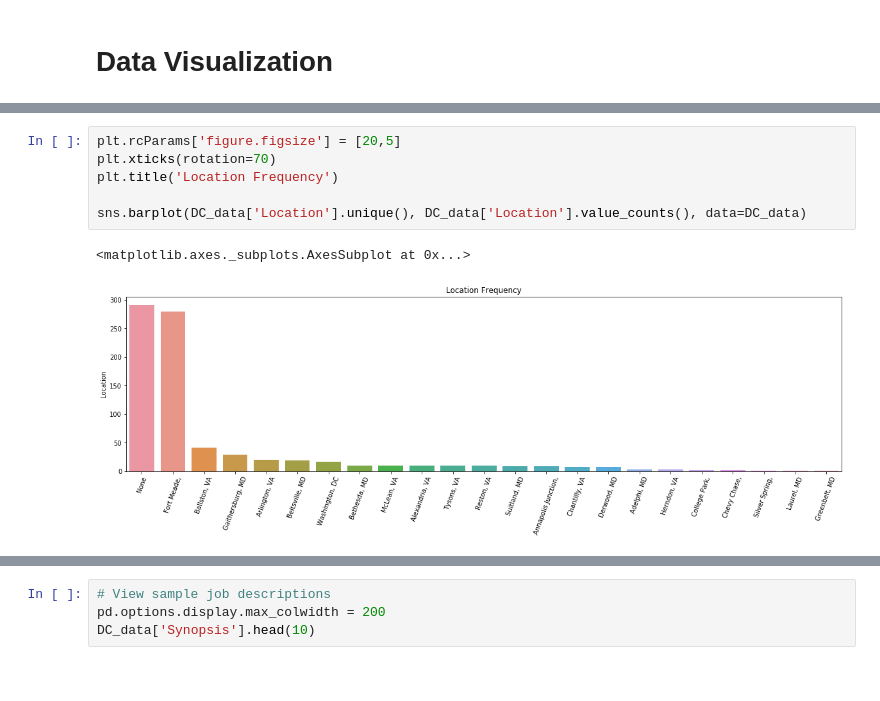
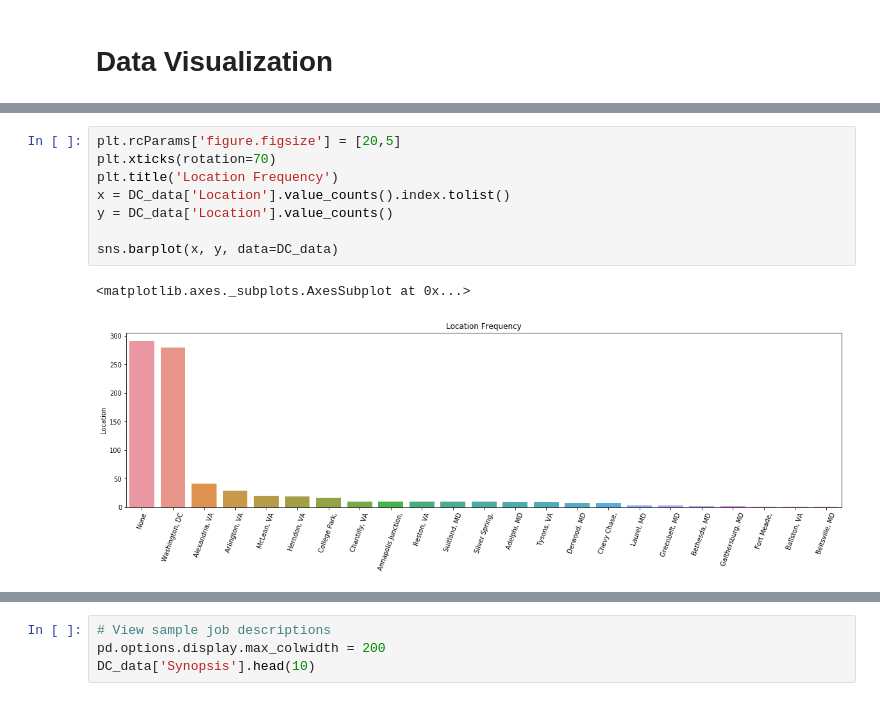
Before and after one commit to mhuh22/Thinkful, a Jupyter notebook: Bootcamp/Unit 7/Analysis on Indeed Data Scientist Postings.ipynb, the cells around one changed output, grey strips where cells are left out. Drawn from its saved outputs; the diff is of its cells as text.

```diff
--- a/Bootcamp/Unit 7/Analysis on Indeed Data Scientist Postings.ipynb
+++ b/Bootcamp/Unit 7/Analysis on Indeed Data Scientist Postings.ipynb
@@ -132,9 +137,11 @@ Name: Title, dtype: int64
 # %%
 plt.rcParams['figure.figsize'] = [20,5]
 plt.xticks(rotation=70)
 plt.title('Location Frequency')
+x = DC_data['Location'].value_counts().index.tolist()
+y = DC_data['Location'].value_counts()
 
-sns.barplot(DC_data['Location'].unique(), DC_data['Location'].value_counts(), data=DC_data)
+sns.barplot(x, y, data=DC_data)
 # %% [output]
 <matplotlib.axes._subplots.AxesSubplot at 0x...>
-[figure, old version]
+[figure, new version]
```
Also changed, not shown: parts of 16 cells of this notebook.
